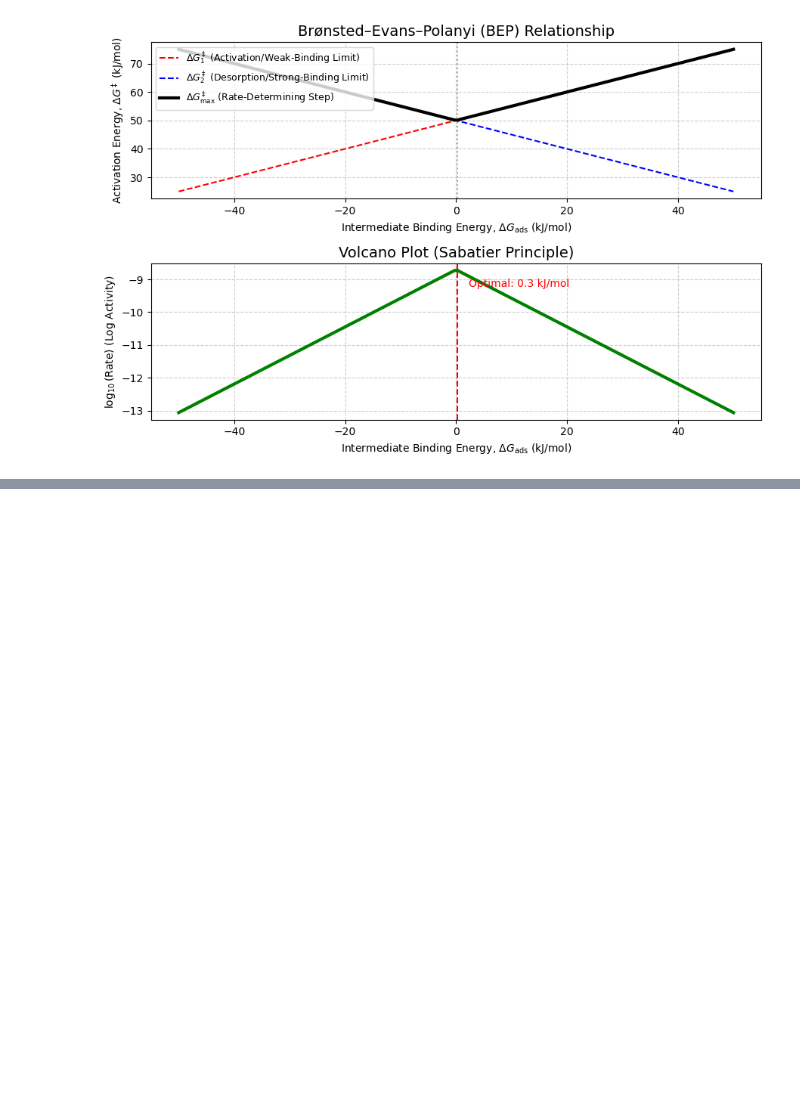
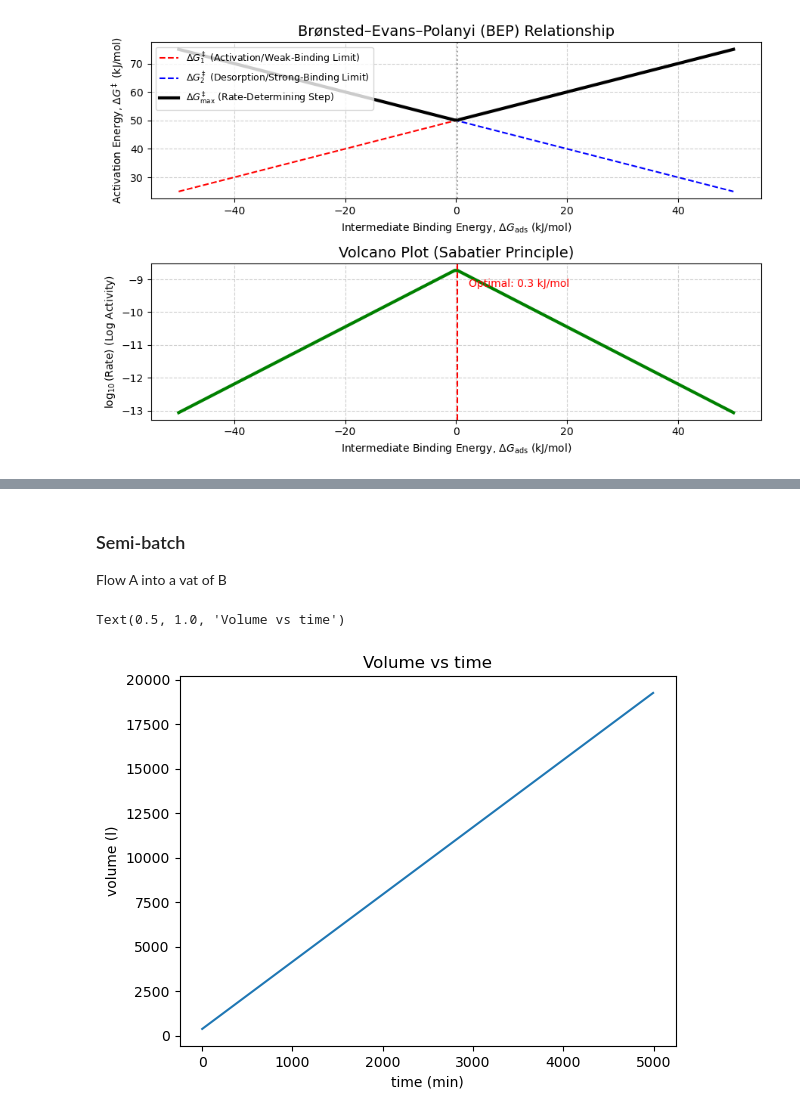
Before and after one commit to wmfschneider/CBE60546, a Jupyter notebook: Resources/Examples.ipynb, the cells around one changed output, grey strips where cells are left out. Cells and saved outputs as stored; diff of their text form; code cells hidden in the pictures; blank space fills up the shorter version.

Commit message:
Semi-batch example

```diff
--- a/Resources/Examples.ipynb
+++ b/Resources/Examples.ipynb
@@ -1101,0 +1113,36 @@ plt.show()
+# %% [markdown]
+### Semi-batch
+Flow A into a vat of B
+# %%
+import numpy as np
+import matplotlib.pyplot as plt
+from scipy.integrate import odeint, solve_ivp
+
+def Volume(t):
+    return V0+v*t
+
+def rate(k,N,V):
+    return k*N[0]*N[0]*N[1]/V**2
+
+def dNsemidt(N,t,F0,k): # returns species rates
+    V=Volume(t)
+    dN_Adt = F0[0] - rate(k,N,V)
+    dN_Bdt = -rate(k,N,V)
+    dN_Edt = rate(k,N,V)
+    dNdt = [dN_Adt,dN_Bdt,dN_Edt]
+    return dNdt
+
+V0 = 378  # liter
+v = 3.78  # liter/min
+# Range of time to solve over
+t = np.arange(0,5000,5)
+Vol = Volume(t)
+
+plt.figure()
+plt.plot(t, Vol)
+plt.xlabel('time (min)')
+plt.ylabel('volume (l)')
+plt.title('Volume vs time')
+# %% [output]
+Text(0.5, 1.0, 'Volume vs time')
+[figure, added]
```
Also changed, not shown: parts of 4 cells of this notebook.
